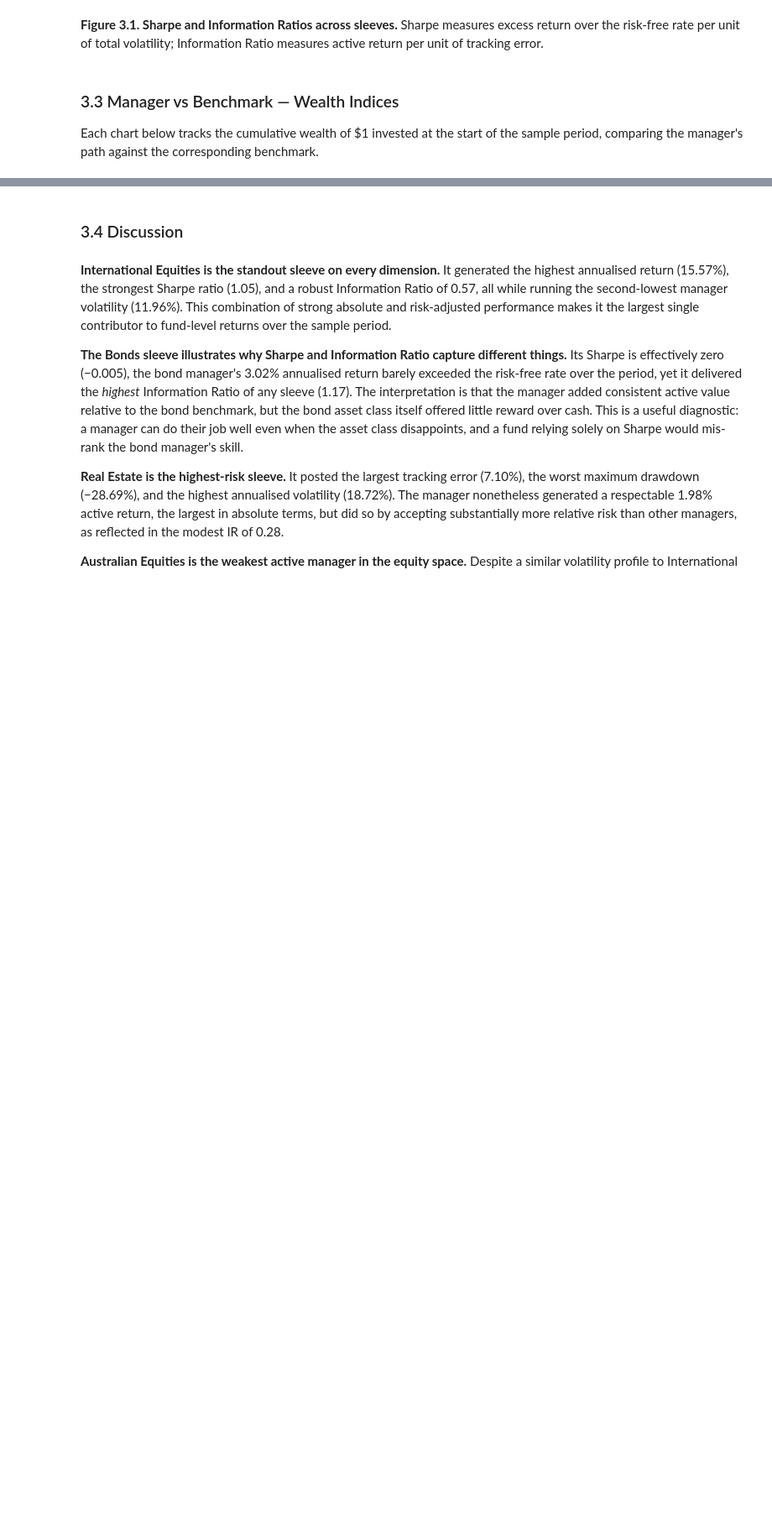
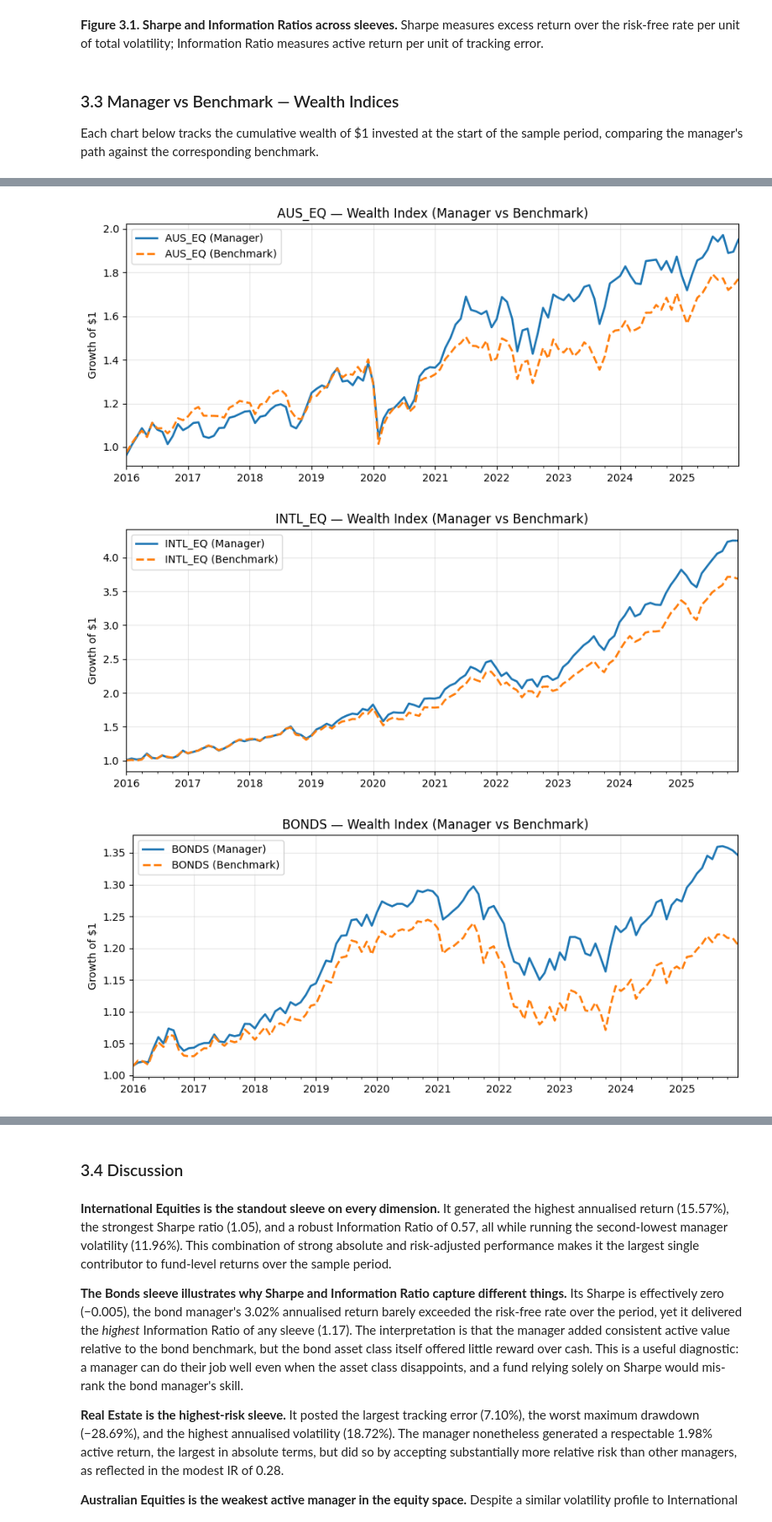
Before and after one commit to CathyLin789/MultiAssetPortfolio-Cathy_Caden_Archer_Sienna, a Jupyter notebook: notebooks/multi_asset_report.ipynb, the cells around one changed output, grey strips where cells are left out. Shown at 84% size. Cells and saved outputs as stored; diff of their text form; code cells hidden in the pictures; blank space fills up the shorter version.

```diff
--- a/notebooks/multi_asset_report.ipynb
+++ b/notebooks/multi_asset_report.ipynb
@@ -221,0 +167,7 @@ for sleeve in sleeves:
+# %%
+from performance import plot_figure_3_2
+plot_figure_3_2(managers, benchmarks)
+# %% [output]
+[figure, added]
+[figure, added]
+[figure, added]
```
Also changed, not shown: parts of 28 cells of this notebook, 4 other files.
